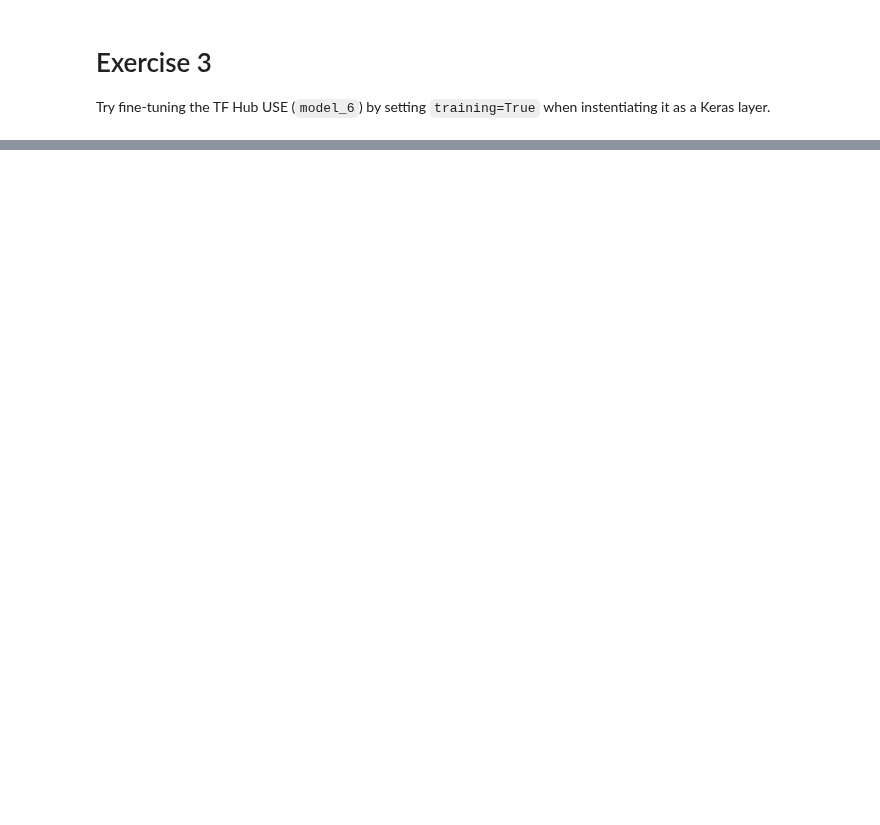
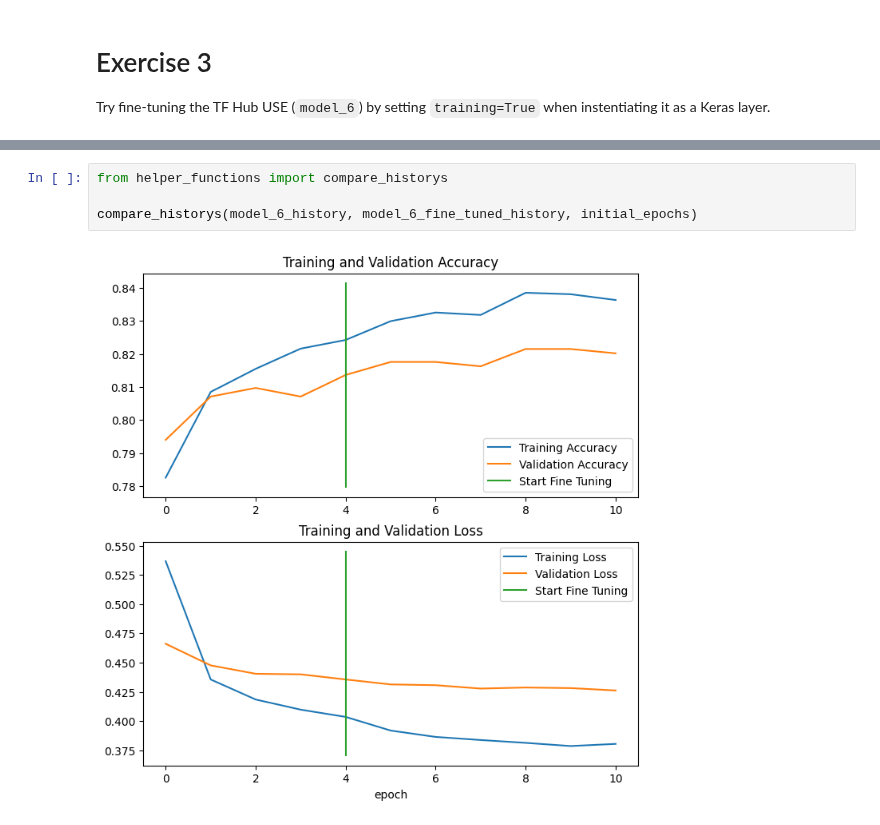
Before and after one commit to pawelkiszczak/tensorflow, a Jupyter notebook: colab_notebooks/08_notebook_exercises.ipynb, the cells around one changed output, grey strips where cells are left out. Saved outputs shown, nothing was run; the diff lists cells and outputs as text; blank space fills up the shorter version.

```diff
--- a/colab_notebooks/08_notebook_exercises.ipynb
+++ b/colab_notebooks/08_notebook_exercises.ipynb
@@ -491,0 +683,6 @@ Try fine-tuning the TF Hub USE (`model_6`) by setting `training=True` when inste
+# %%
+from helper_functions import compare_historys
+
+compare_historys(model_6_history, model_6_fine_tuned_history, initial_epochs)
+# %% [output]
+[figure, added]
```
Also changed, not shown: parts of 42 cells of this notebook.
